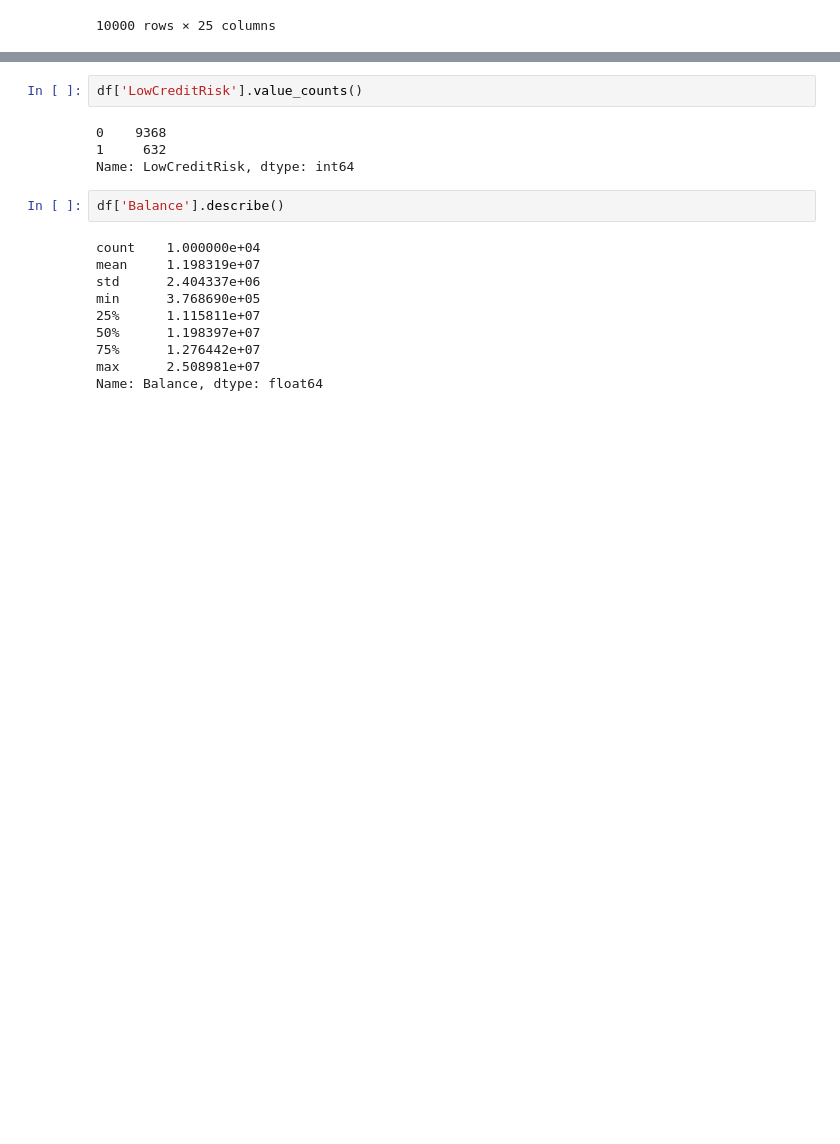
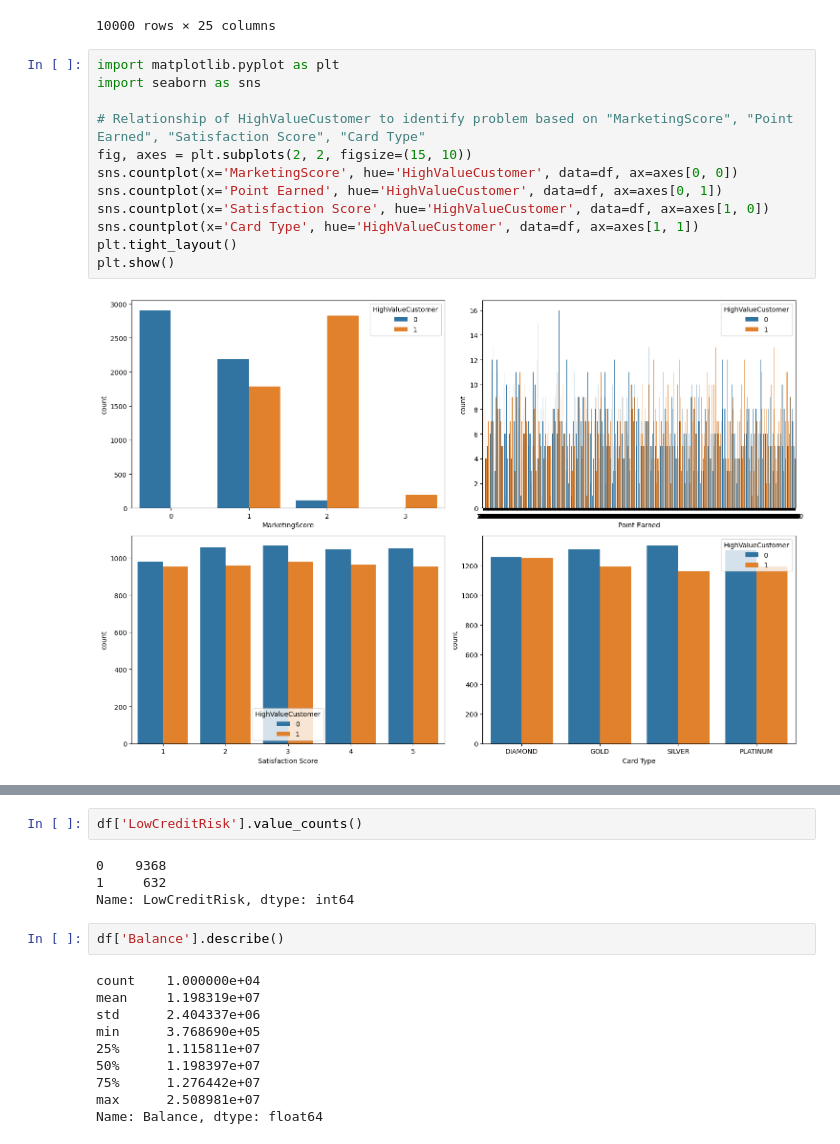
Before and after one commit to Mipjeiger/Bank-ML-End-to-end-Engineer, a Jupyter notebook: Database/data/data.ipynb, the cells around one changed output, grey strips where cells are left out. Saved outputs shown, nothing was run; the diff lists cells and outputs as text; blank space fills up the shorter version.

```diff
--- a/Database/data/data.ipynb
+++ b/Database/data/data.ipynb
@@ -18,3 +18,17 @@ df
 | 9998 | 772 | Germany | Male | 42 | 3 | 7507531.0 | 2 | 1 | 0 | ... |
 | 9999 | 792 | France | Female | 28 | 4 | 13014279.0 | 1 | 1 | 0 | ... |
 10000 rows × 25 columns
+# %%
+import matplotlib.pyplot as plt
+import seaborn as sns
+
+# Relationship of HighValueCustomer to identify problem based on "MarketingScore", "Point Earned", "Satisfaction Score", "Card Type"
+fig, axes = plt.subplots(2, 2, figsize=(15, 10))
+sns.countplot(x='MarketingScore', hue='HighValueCustomer', data=df, ax=axes[0, 0])
+sns.countplot(x='Point Earned', hue='HighValueCustomer', data=df, ax=axes[0, 1])
+sns.countplot(x='Satisfaction Score', hue='HighValueCustomer', data=df, ax=axes[1, 0])
+sns.countplot(x='Card Type', hue='HighValueCustomer', data=df, ax=axes[1, 1])
+plt.tight_layout()
+plt.show()
+# %% [output]
+[figure, added]
```
Also changed, not shown: parts of 2 cells of this notebook, 1 other file.
